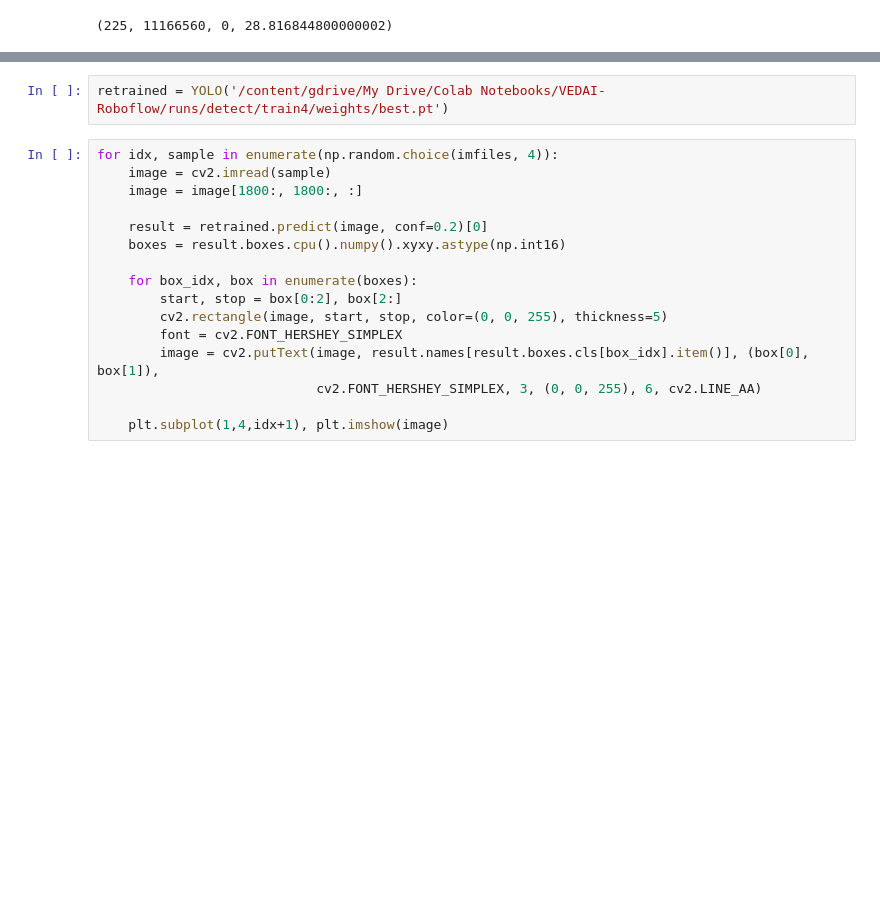
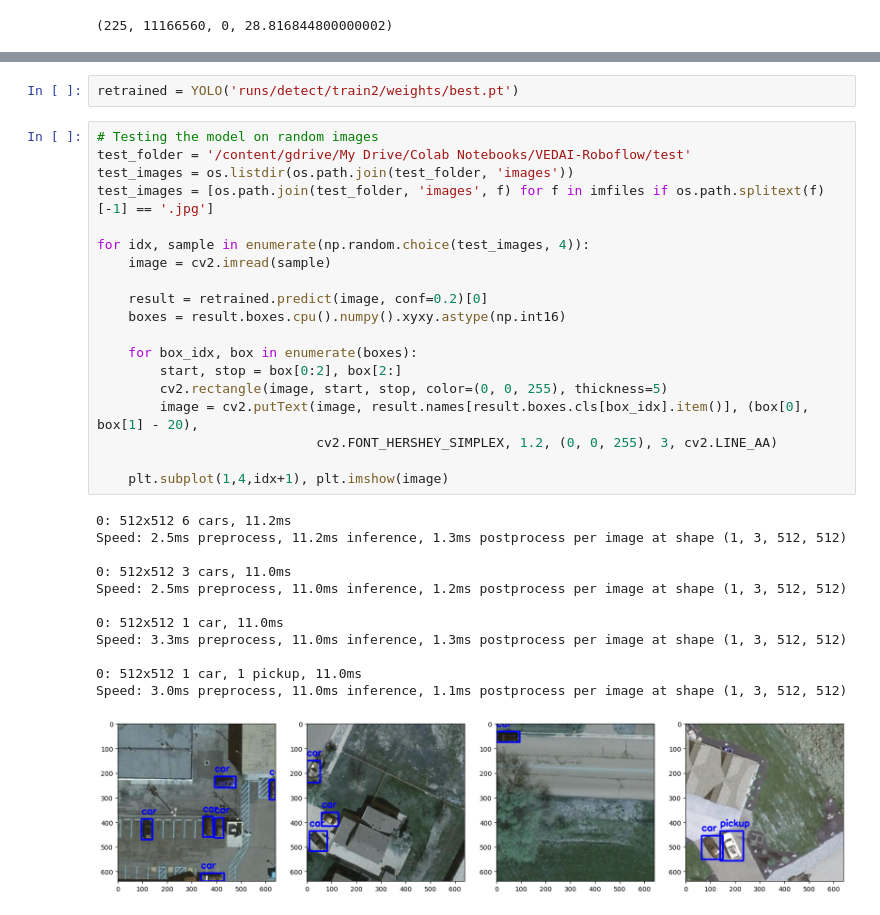
Before and after one commit to oleksandrT/computer-vision-coursework, a Jupyter notebook: Coursework.ipynb, the cells around one changed output, grey strips where cells are left out. Cells and saved outputs as stored; diff of their text form; blank space fills up the shorter version.

```diff
--- a/Coursework.ipynb
+++ b/Coursework.ipynb
@@ -160,18 +158,34 @@ KeyboardInterrupt
 # %%
-retrained = YOLO('/content/gdrive/My Drive/Colab Notebooks/VEDAI-Roboflow/runs/detect/train4/weights/best.pt')
+retrained = YOLO('runs/detect/train2/weights/best.pt')
 # %%
-for idx, sample in enumerate(np.random.choice(imfiles, 4)):
+# Testing the model on random images
+test_folder = '/content/gdrive/My Drive/Colab Notebooks/VEDAI-Roboflow/test'
+test_images = os.listdir(os.path.join(test_folder, 'images'))
+test_images = [os.path.join(test_folder, 'images', f) for f in imfiles if os.path.splitext(f)[-1] == '.jpg']
+
+for idx, sample in enumerate(np.random.choice(test_images, 4)):
     image = cv2.imread(sample)
-    image = image[1800:, 1800:, :]
 
     result = retrained.predict(image, conf=0.2)[0]
     boxes = result.boxes.cpu().numpy().xyxy.astype(np.int16)
 
     for box_idx, box in enumerate(boxes):
         start, stop = box[0:2], box[2:]
         cv2.rectangle(image, start, stop, color=(0, 0, 255), thickness=5)
-        font = cv2.FONT_HERSHEY_SIMPLEX
-        image = cv2.putText(image, result.names[result.boxes.cls[box_idx].item()], (box[0], box[1]),
-                            cv2.FONT_HERSHEY_SIMPLEX, 3, (0, 0, 255), 6, cv2.LINE_AA)
+        image = cv2.putText(image, result.names[result.boxes.cls[box_idx].item()], (box[0], box[1] - 20),
+                            cv2.FONT_HERSHEY_SIMPLEX, 1.2, (0, 0, 255), 3, cv2.LINE_AA)
 
     plt.subplot(1,4,idx+1), plt.imshow(image)
+# %% [output]
+0: 512x512 6 cars, 11.2ms
+Speed: 2.5ms preprocess, 11.2ms inference, 1.3ms postprocess per image at shape (1, 3, 512, 512)
+
+0: 512x512 3 cars, 11.0ms
+Speed: 2.5ms preprocess, 11.0ms inference, 1.2ms postprocess per image at shape (1, 3, 512, 512)
+
+0: 512x512 1 car, 11.0ms
+Speed: 3.3ms preprocess, 11.0ms inference, 1.3ms postprocess per image at shape (1, 3, 512, 512)
+
+0: 512x512 1 car, 1 pickup, 11.0ms
+Speed: 3.0ms preprocess, 11.0ms inference, 1.1ms postprocess per image at shape (1, 3, 512, 512)
+[figure, added]
```
Also changed, not shown: parts of 7 cells of this notebook.
